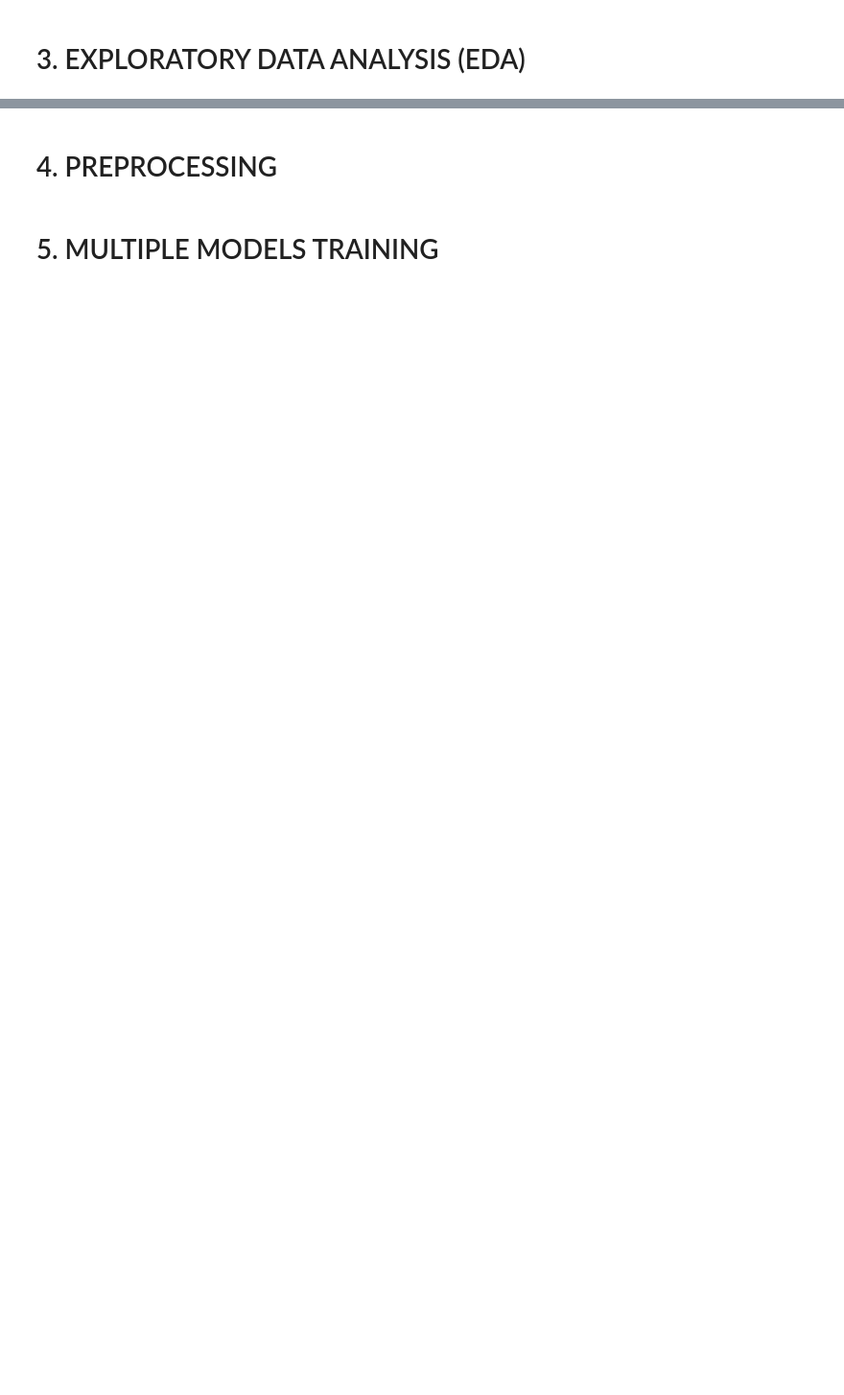
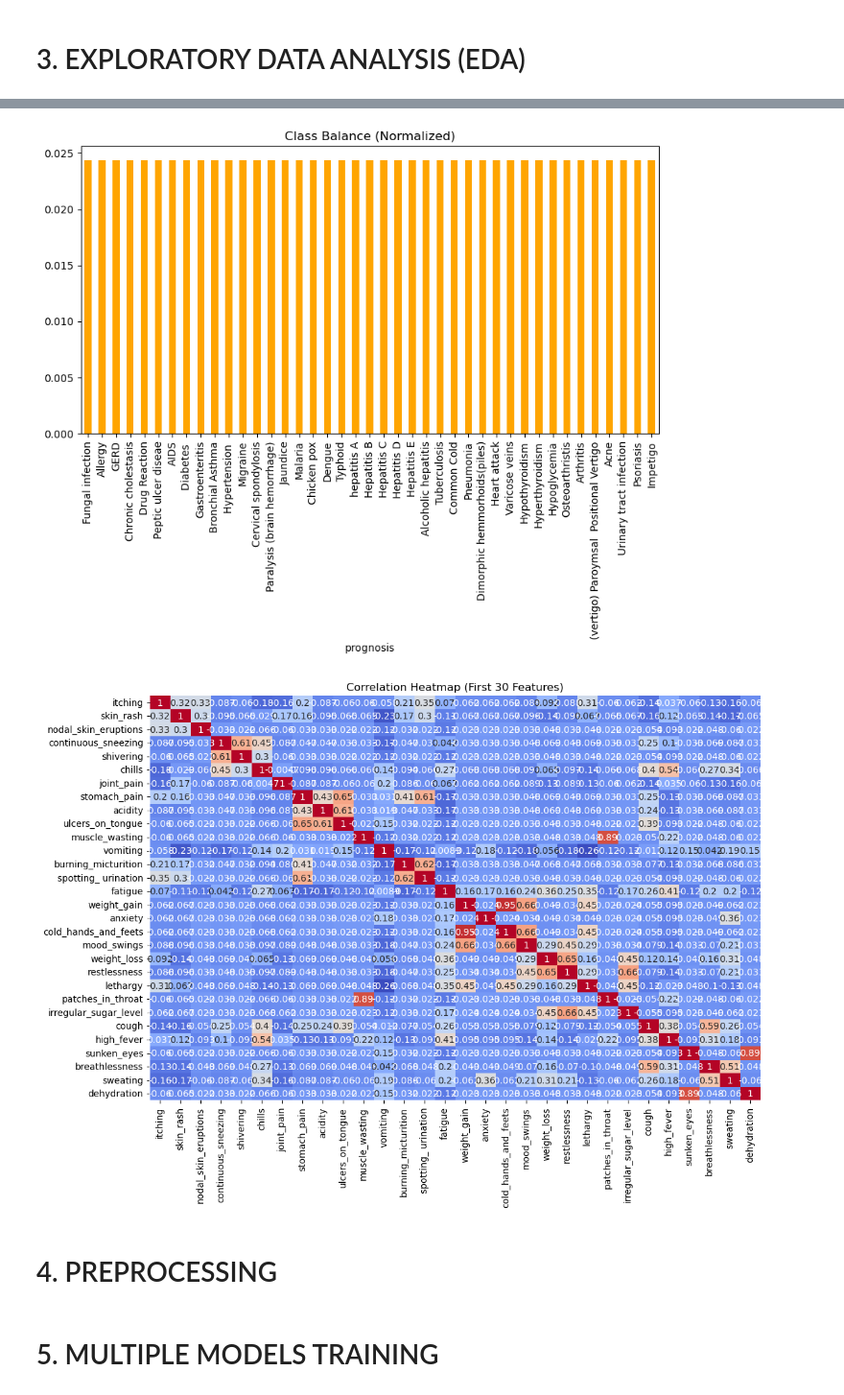
Before and after one commit to kaifcode2003/MediMitra, a Jupyter notebook: DiseasePrediction.ipynb, the cells around one changed output, grey strips where cells are left out. Shown at 96% size. Saved outputs shown, nothing was run; the diff lists cells and outputs as text; code cells hidden in the pictures; blank space fills up the shorter version.

```diff
--- a/DiseasePrediction.ipynb
+++ b/DiseasePrediction.ipynb
@@ -68,3 +66,18 @@ Missing values:
+# %%
+# Normalized class balance
+plt.figure(figsize=(10, 5))
+X_full["prognosis"].value_counts(normalize=True).plot(kind="bar", color="orange")
+plt.title("Class Balance (Normalized)")
+plt.show()
+
+# Correlation heatmap (sample features only for clarity)
+plt.figure(figsize=(12, 8))
+sns.heatmap(X_full.iloc[:, :30].corr(), cmap="coolwarm", annot=True,cbar=False)
+plt.title("Correlation Heatmap (First 30 Features)")
+plt.show()
+# %% [output]
+[figure, added]
+[figure, added]
 # %% [markdown]
 # 4. PREPROCESSING
 # %%
```
Also changed, not shown: parts of 17 cells of this notebook.
